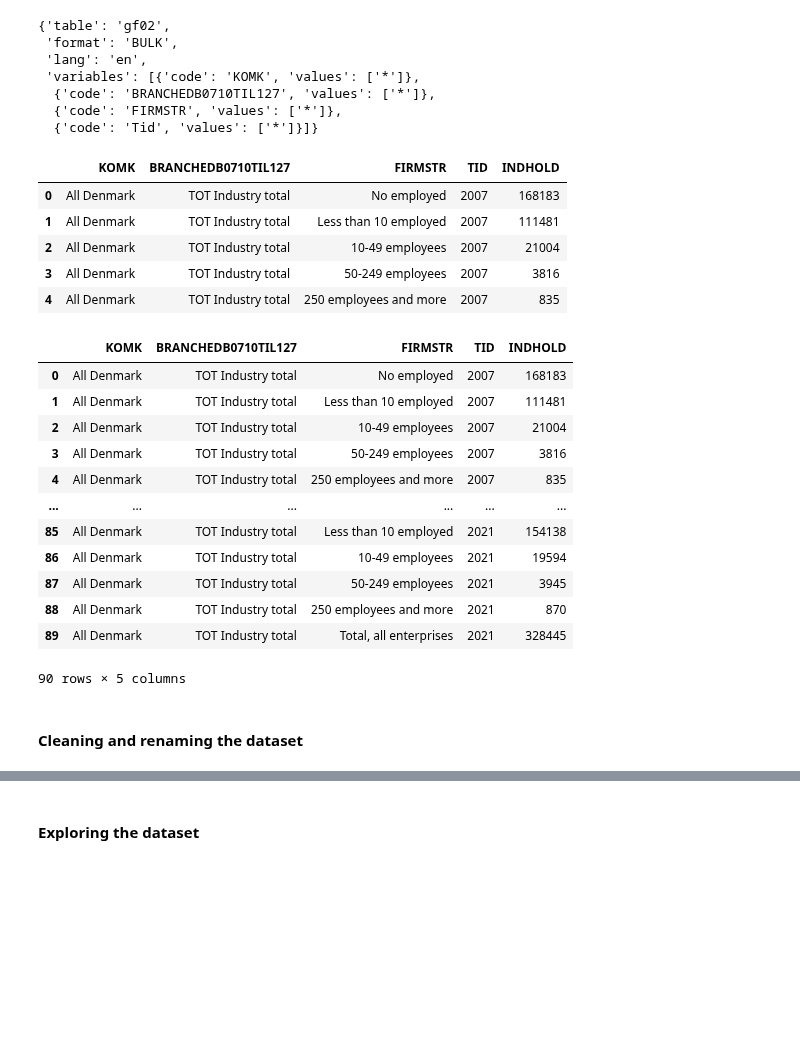
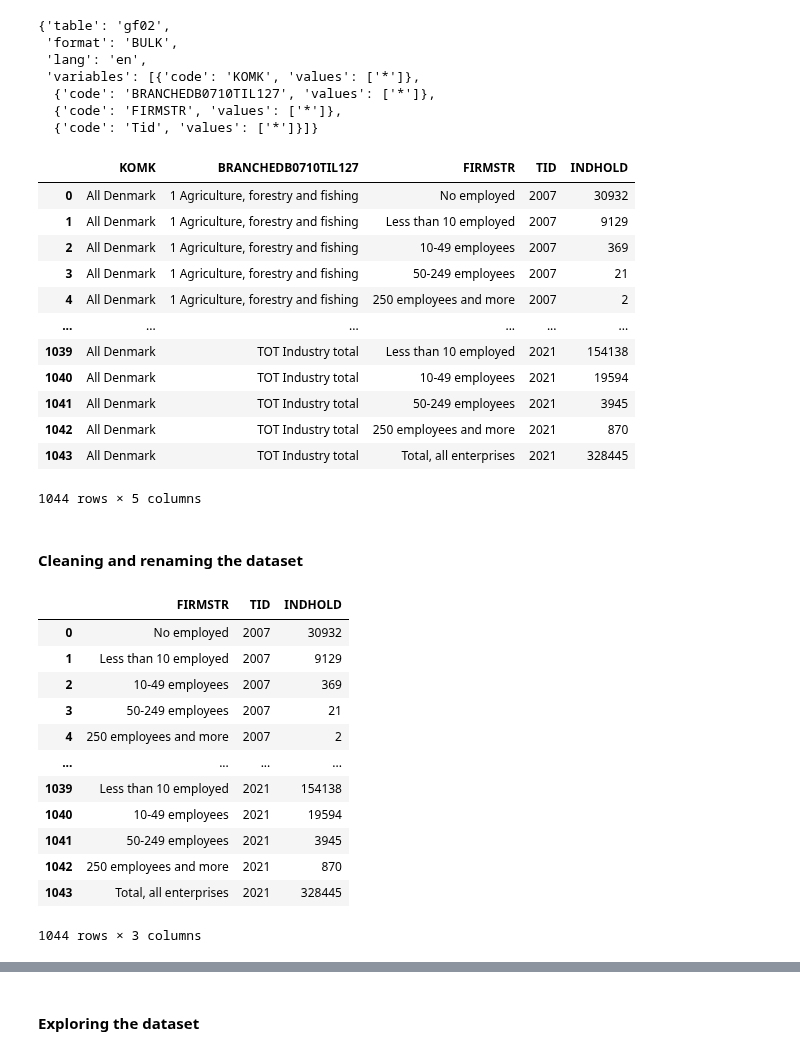
Before and after one commit to NumEconCopenhagen/projects-2024-emil-og-simon, a Jupyter notebook: dataproject/dataproject.ipynb, the cells around one changed output, grey strips where cells are left out. Saved outputs shown, nothing was run; the diff lists cells and outputs as text; code cells hidden in the pictures; blank space fills up the shorter version.

```diff
--- a/dataproject/dataproject.ipynb
+++ b/dataproject/dataproject.ipynb
@@ -137,36 +137,43 @@ params_gf02 = {'table': 'gf02',
  'format': 'BULK',
  'lang': 'en',
  'variables': [{'code': 'KOMK', 'values': ['000']}, #we look at companies in all of Denmark
-  {'code': 'BRANCHEDB0710TIL127', 'values': ['TOT']}, #we look at all industries in Denmark
+  {'code': 'BRANCHEDB0710TIL127', 'values': ['TOT','1','2','3','4','5','6','7','8','9','10','11']}, #we look at all industries in Denmark (1-11) and the total
   {'code': 'FIRMSTR', 'values': ['*']},
   {'code': 'Tid', 'values': ['*']}]}
 # %%
 gf02_all = gf02_api.get_data(params=params_gf02)
-gf02_all.head(5)
+gf02_all
 # %% [output]
 |  | KOMK | BRANCHEDB0710TIL127 | FIRMSTR | TID | INDHOLD |
-| 0 | All Denmark | TOT Industry total | No employed | 2007 | 168183 |
-| 1 | All Denmark | TOT Industry total | Less than 10 employed | 2007 | 111481 |
-| 2 | All Denmark | TOT Industry total | 10-49 employees | 2007 | 21004 |
-| 3 | All Denmark | TOT Industry total | 50-249 employees | 2007 | 3816 |
-| 4 | All Denmark | TOT Industry total | 250 employees and more | 2007 | 835 |
+| 0 | All Denmark | 1 Agriculture, forestry and fishing | No employed | 2007 | 30932 |
+| 1 | All Denmark | 1 Agriculture, forestry and fishing | Less than 10 employed | 2007 | 9129 |
+| 2 | All Denmark | 1 Agriculture, forestry and fishing | 10-49 employees | 2007 | 369 |
+| 3 | All Denmark | 1 Agriculture, forestry and fishing | 50-249 employees | 2007 | 21 |
+| 4 | All Denmark | 1 Agriculture, forestry and fishing | 250 employees and more | 2007 | 2 |
+| ... | ... | ... | ... | ... | ... |
+| 1039 | All Denmark | TOT Industry total | Less than 10 employed | 2021 | 154138 |
+| 1040 | All Denmark | TOT Industry total | 10-49 employees | 2021 | 19594 |
+| 1041 | All Denmark | TOT Industry total | 50-249 employees | 2021 | 3945 |
+| 1042 | All Denmark | TOT Industry total | 250 employees and more | 2021 | 870 |
+| 1043 | All Denmark | TOT Industry total | Total, all enterprises | 2021 | 328445 |
+1044 rows × 5 columns
-# %%
-gf02_size = gf02_api.get_data(params=params_gf02)
-gf02_size
-# %% [output]
-|  | KOMK | BRANCHEDB0710TIL127 | FIRMSTR | TID | INDHOLD |
-| 0 | All Denmark | TOT Industry total | No employed | 2007 | 168183 |
-| 1 | All Denmark | TOT Industry total | Less than 10 employed | 2007 | 111481 |
-| 2 | All Denmark | TOT Industry total | 10-49 employees | 2007 | 21004 |
-| 3 | All Denmark | TOT Industry total | 50-249 employees | 2007 | 3816 |
-| 4 | All Denmark | TOT Industry total | 250 employees and more | 2007 | 835 |
-| ... | ... | ... | ... | ... | ... |
-| 85 | All Denmark | TOT Industry total | Less than 10 employed | 2021 | 154138 |
-| 86 | All Denmark | TOT Industry total | 10-49 employees | 2021 | 19594 |
-| 87 | All Denmark | TOT Industry total | 50-249 employees | 2021 | 3945 |
-| 88 | All Denmark | TOT Industry total | 250 employees and more | 2021 | 870 |
-| 89 | All Denmark | TOT Industry total | Total, all enterprises | 2021 | 328445 |
-90 rows × 5 columns
 # %% [markdown]
 #### Cleaning and renaming the dataset
+# %%
+gf02_size = gf02_all.drop(columns=['KOMK', 'BRANCHEDB0710TIL127'])
+gf02_size
+# %% [output]
+|  | FIRMSTR | TID | INDHOLD |
+| 0 | No employed | 2007 | 30932 |
+| 1 | Less than 10 employed | 2007 | 9129 |
+| 2 | 10-49 employees | 2007 | 369 |
+| 3 | 50-249 employees | 2007 | 21 |
+| 4 | 250 employees and more | 2007 | 2 |
+| ... | ... | ... | ... |
+| 1039 | Less than 10 employed | 2021 | 154138 |
+| 1040 | 10-49 employees | 2021 | 19594 |
+| 1041 | 50-249 employees | 2021 | 3945 |
+| 1042 | 250 employees and more | 2021 | 870 |
+| 1043 | Total, all enterprises | 2021 | 328445 |
+1044 rows × 3 columns
 # %%
```
Also changed, not shown: parts of 7 cells of this notebook.
